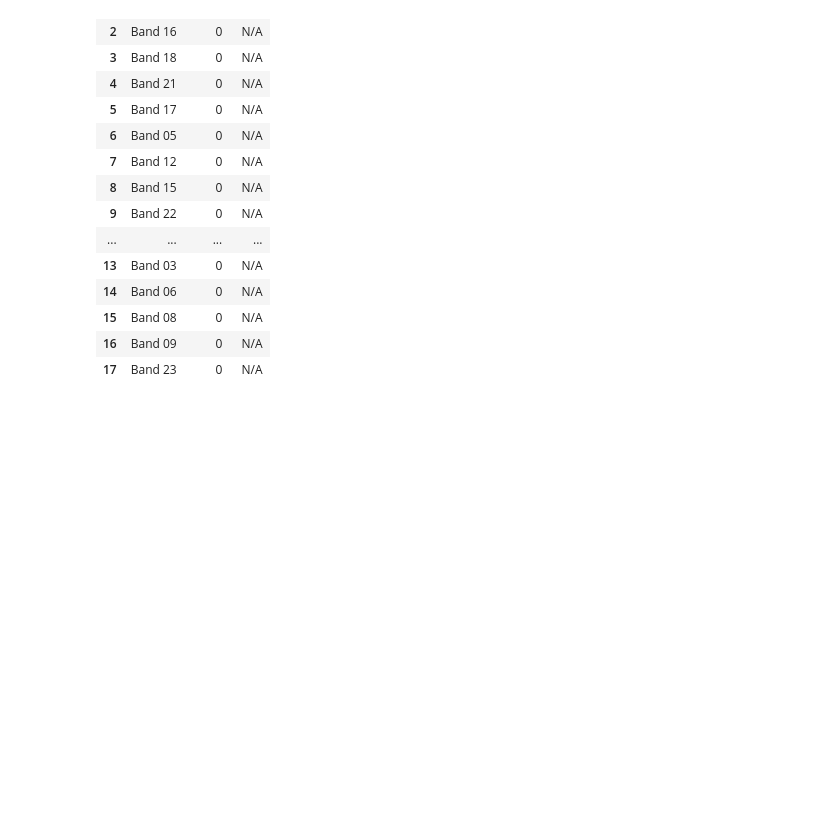
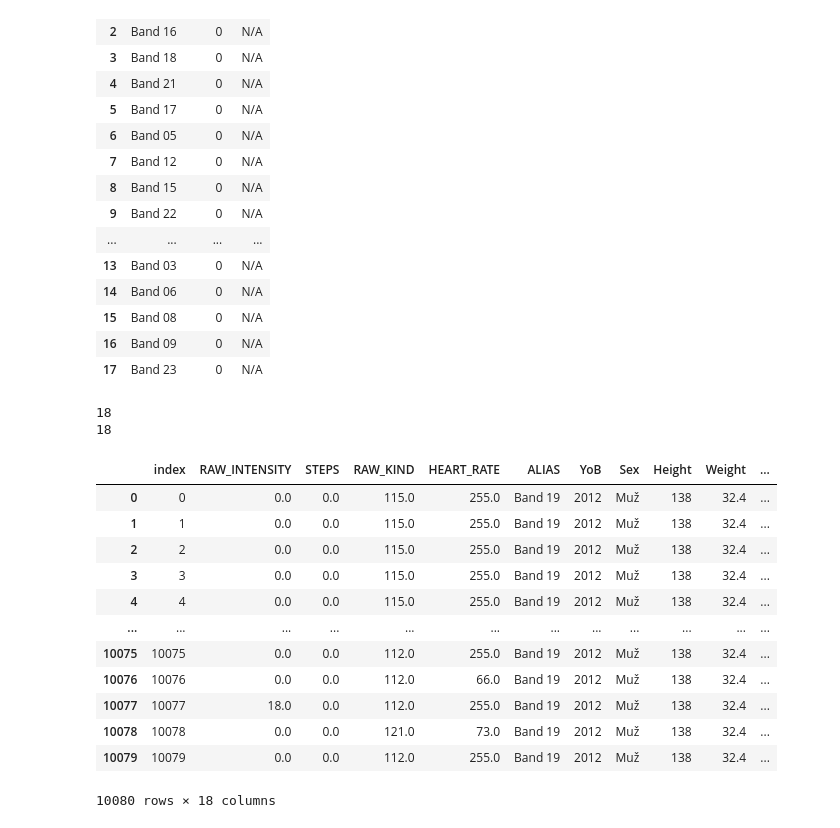
Before and after one commit to edavidk7/WebApp, a Jupyter notebook: band_data.ipynb, the cells around one changed output. Cells and saved outputs as stored; diff of their text form; code cells hidden in the pictures; blank space fills up the shorter version.

```diff
--- a/band_data.ipynb
+++ b/band_data.ipynb
@@ -432,3 +432,28 @@ avg_df
 | 15 | Band 08 | 0 | N/A |
 | 16 | Band 09 | 0 | N/A |
 | 17 | Band 23 | 0 | N/A |
+# %%
+week1 = pd.read_feather("data/dfs/week1.feather")
+week2 = pd.read_feather("data/dfs/week2.feather")
+print(len(week1["ALIAS"].unique()))
+print(len(week2["ALIAS"].unique()))
+# %% [output]
+18
+18
+# %%
+temp = week1.loc[week1["ALIAS"]=="Band 19"]
+temp[""]
+# %% [output]
+|  | index | RAW_INTENSITY | STEPS | RAW_KIND | HEART_RATE | ALIAS | YoB | Sex | Height | Weight | ... |
+| 0 | 0 | 0.0 | 0.0 | 115.0 | 255.0 | Band 19 | 2012 | Muž | 138 | 32.4 | ... |
+| 1 | 1 | 0.0 | 0.0 | 115.0 | 255.0 | Band 19 | 2012 | Muž | 138 | 32.4 | ... |
+| 2 | 2 | 0.0 | 0.0 | 115.0 | 255.0 | Band 19 | 2012 | Muž | 138 | 32.4 | ... |
+| 3 | 3 | 0.0 | 0.0 | 115.0 | 255.0 | Band 19 | 2012 | Muž | 138 | 32.4 | ... |
+| 4 | 4 | 0.0 | 0.0 | 115.0 | 255.0 | Band 19 | 2012 | Muž | 138 | 32.4 | ... |
+| ... | ... | ... | ... | ... | ... | ... | ... | ... | ... | ... | ... |
+| 10075 | 10075 | 0.0 | 0.0 | 112.0 | 255.0 | Band 19 | 2012 | Muž | 138 | 32.4 | ... |
+| 10076 | 10076 | 0.0 | 0.0 | 112.0 | 66.0 | Band 19 | 2012 | Muž | 138 | 32.4 | ... |
+| 10077 | 10077 | 18.0 | 0.0 | 112.0 | 255.0 | Band 19 | 2012 | Muž | 138 | 32.4 | ... |
+| 10078 | 10078 | 0.0 | 0.0 | 121.0 | 73.0 | Band 19 | 2012 | Muž | 138 | 32.4 | ... |
+| 10079 | 10079 | 0.0 | 0.0 | 112.0 | 255.0 | Band 19 | 2012 | Muž | 138 | 32.4 | ... |
+10080 rows × 18 columns
```
Also changed, not shown: 1 other file.
